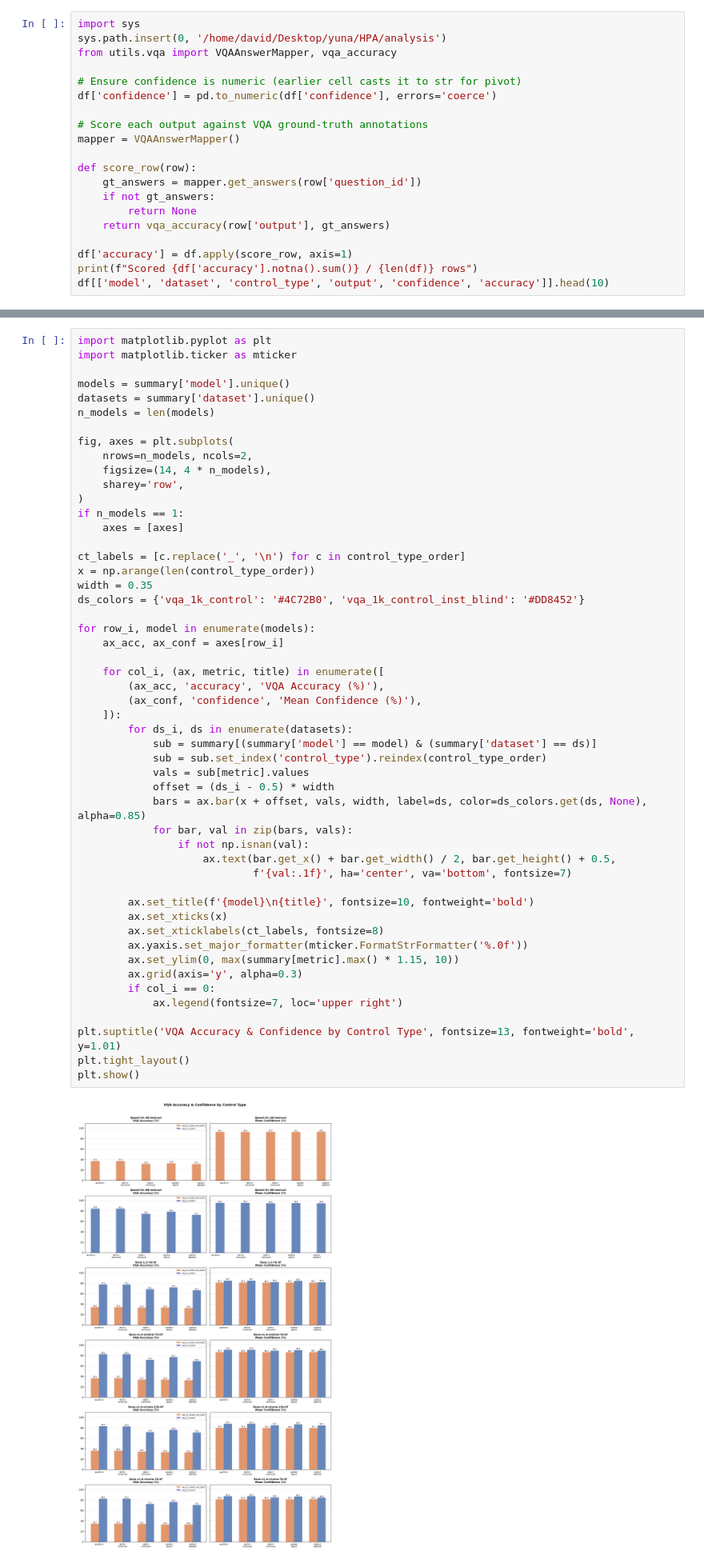
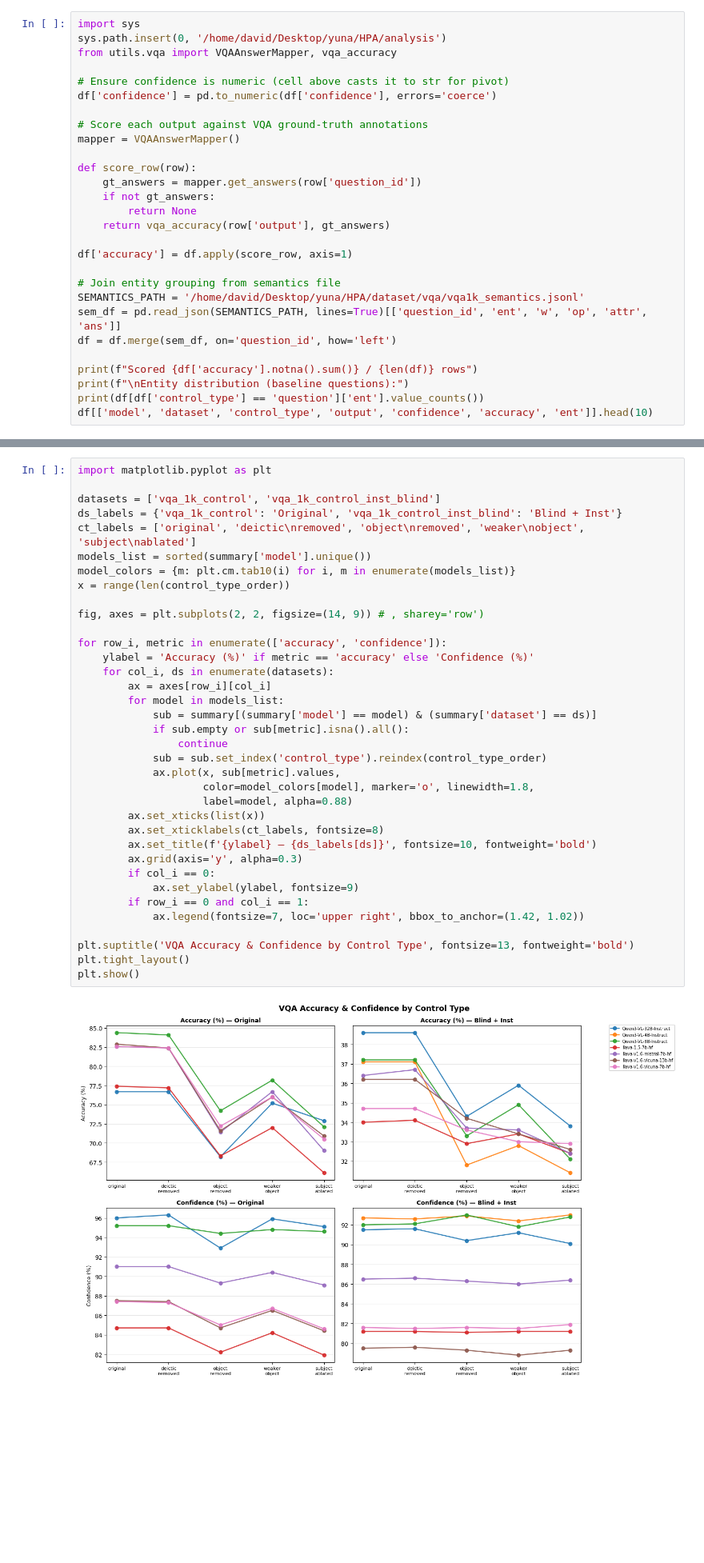
Before and after one commit to unolop/HPA, a Jupyter notebook: analysis/notebook/confidence.ipynb, the cells around one changed output, grey strips where cells are left out. Shown at 80% size. Saved outputs shown, nothing was run; the diff lists cells and outputs as text; blank space fills up the shorter version.

```diff
--- a/analysis/notebook/confidence.ipynb
+++ b/analysis/notebook/confidence.ipynb
@@ -134,7 +102,7 @@ import sys
 sys.path.insert(0, '/home/david/Desktop/yuna/HPA/analysis')
 from utils.vqa import VQAAnswerMapper, vqa_accuracy
 
-# Ensure confidence is numeric (earlier cell casts it to str for pivot)
+# Ensure confidence is numeric (cell above casts it to str for pivot)
 df['confidence'] = pd.to_numeric(df['confidence'], errors='coerce')
 
 # Score each output against VQA ground-truth annotations
@@ -147,8 +115,16 @@ def score_row(row):
     return vqa_accuracy(row['output'], gt_answers)
 
 df['accuracy'] = df.apply(score_row, axis=1)
+
+# Join entity grouping from semantics file
+SEMANTICS_PATH = '/home/david/Desktop/yuna/HPA/dataset/vqa/vqa1k_semantics.jsonl'
+sem_df = pd.read_json(SEMANTICS_PATH, lines=True)[['question_id', 'ent', 'w', 'op', 'attr', 'ans']]
+df = df.merge(sem_df, on='question_id', how='left')
+
 print(f"Scored {df['accuracy'].notna().sum()} / {len(df)} rows")
-df[['model', 'dataset', 'control_type', 'output', 'confidence', 'accuracy']].head(10)
+print(f"\nEntity distribution (baseline questions):")
+print(df[df['control_type'] == 'question']['ent'].value_counts())
+df[['model', 'dataset', 'control_type', 'output', 'confidence', 'accuracy', 'ent']].head(10)
 # %% [output]
    Loading VQA annotations from /home/david/Desktop/yuna/data/v2_mscoco_val2014_annotations.json...
    ✓ Loaded 214354 VQA annotations
@@ -204,55 +193,40 @@ summary.pivot_table(
 |  | subject_ablated | 70.5 | 32.9 | 84.6 | 81.9 |
 # %%
 import matplotlib.pyplot as plt
-import matplotlib.ticker as mticker
 
-models = summary['model'].unique()
-datasets = summary['dataset'].unique()
-n_models = len(models)
+datasets = ['vqa_1k_control', 'vqa_1k_control_inst_blind']
+ds_labels = {'vqa_1k_control': 'Original', 'vqa_1k_control_inst_blind': 'Blind + Inst'}
+ct_labels = ['original', 'deictic\nremoved', 'object\nremoved', 'weaker\nobject', 'subject\nablated']
+models_list = sorted(summary['model'].unique())
+model_colors = {m: plt.cm.tab10(i) for i, m in enumerate(models_list)}
+x = range(len(control_type_order))
 
-fig, axes = plt.subplots(
-    nrows=n_models, ncols=2,
-    figsize=(14, 4 * n_models),
-    sharey='row',
-)
-if n_models == 1:
-    axes = [axes]
+fig, axes = plt.subplots(2, 2, figsize=(14, 9)) # , sharey='row')
 
-ct_labels = [c.replace('_', '\n') for c in control_type_order]
-x = np.arange(len(control_type_order))
-width = 0.35
-ds_colors = {'vqa_1k_control': '#4C72B0', 'vqa_1k_control_inst_blind': '#DD8452'}
-
-for row_i, model in enumerate(models):
-    ax_acc, ax_conf = axes[row_i]
-
-    for col_i, (ax, metric, title) in enumerate([
-        (ax_acc, 'accuracy', 'VQA Accuracy (%)'),
-        (ax_conf, 'confidence', 'Mean Confidence (%)'),
-    ]):
-        for ds_i, ds in enumerate(datasets):
+for row_i, metric in enumerate(['accuracy', 'confidence']):
+    ylabel = 'Accuracy (%)' if metric == 'accuracy' else 'Confidence (%)'
+    for col_i, ds in enumerate(datasets):
+        ax = axes[row_i][col_i]
+        for model in models_list:
             sub = summary[(summary['model'] == model) & (summary['dataset'] == ds)]
+            if sub.empty or sub[metric].isna().all():
+                continue
             sub = sub.set_index('control_type').reindex(control_type_order)
-            vals = sub[metric].values
-            offset = (ds_i - 0.5) * width
-            bars = ax.bar(x + offset, vals, width, label=ds, color=ds_colors.get(ds, None), alpha=0.85)
-            for bar, val in zip(bars, vals):
-                if not np.isnan(val):
-                    ax.text(bar.get_x() + bar.get_width() / 2, bar.get_height() + 0.5,
-                            f'{val:.1f}', ha='center', va='bottom', fontsize=7)
-
-        ax.set_title(f'{model}\n{title}', fontsize=10, fontweight='bold')
-        ax.set_xticks(x)
+            ax.plot(x, sub[metric].values,
+                    color=model_colors[model], marker='o', linewidth=1.8,
+                    label=model, alpha=0.88)
+        ax.set_xticks(list(x))
         ax.set_xticklabels(ct_labels, fontsize=8)
-        ax.yaxis.set_major_formatter(mticker.FormatStrFormatter('%.0f'))
-        ax.set_ylim(0, max(summary[metric].max() * 1.15, 10))
+        ax.set_title(f'{ylabel} — {ds_labels[ds]}', fontsize=10, fontweight='bold')
         ax.grid(axis='y', alpha=0.3)
         if col_i == 0:
-            ax.legend(fontsize=7, loc='upper right')
+            ax.set_ylabel(ylabel, fontsize=9)
+        if row_i == 0 and col_i == 1:
+            ax.legend(fontsize=7, loc='upper right', bbox_to_anchor=(1.42, 1.02))
 
-plt.suptitle('VQA Accuracy & Confidence by Control Type', fontsize=13, fontweight='bold', y=1.01)
+plt.suptitle('VQA Accuracy & Confidence by Control Type', fontsize=13, fontweight='bold')
 plt.tight_layout()
 plt.show()
 # %% [output]
-[figure, old version]
+[figure, new version]
 # %%
```
Also changed, not shown: parts of 7 cells of this notebook, 9 other files.
